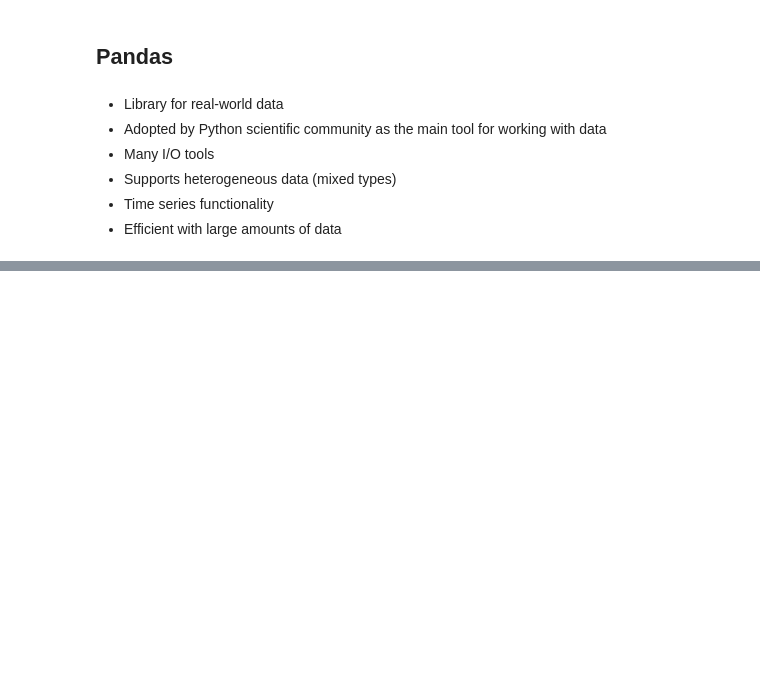
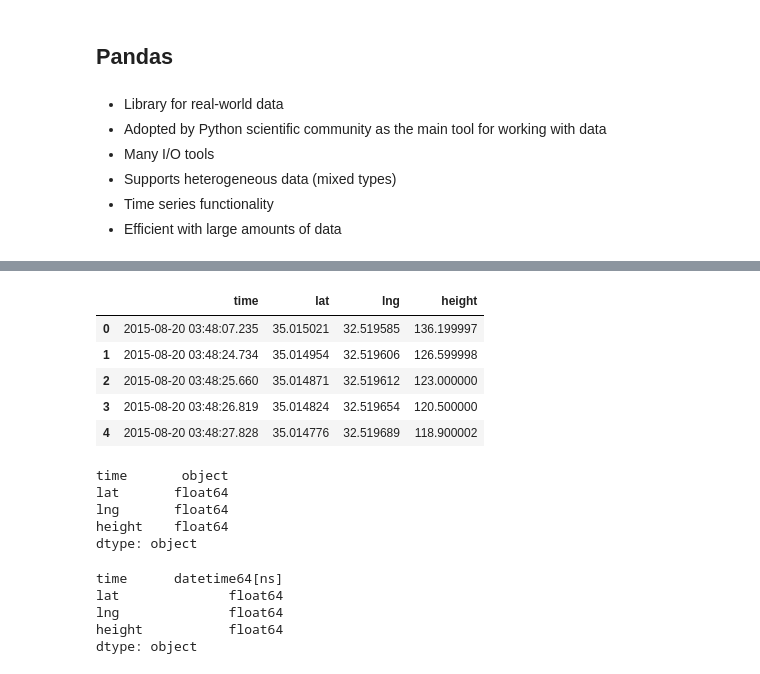
Before and after one commit to aliceroberts10/TeachingJupyter, a Jupyter notebook: Teaching Python.ipynb, the cells around one changed output, grey strips where cells are left out. Drawn from its saved outputs; the diff is of its cells as text; code cells hidden in the pictures; blank space fills up the shorter version.

```diff
--- a/Teaching Python.ipynb
+++ b/Teaching Python.ipynb
@@ -549,0 +595,2 @@ array([ 0., nan,  1.])
+# %%
+df = pd.read_csv(fname)
@@ -549,0 +625,17 @@ array([ 0., nan,  1.])
+# %%
+df.head()
+# %% [output]
+|  | time | lat | lng | height |
+| 0 | 2015-08-20 03:48:07.235 | 35.015021 | 32.519585 | 136.199997 |
+| 1 | 2015-08-20 03:48:24.734 | 35.014954 | 32.519606 | 126.599998 |
+| 2 | 2015-08-20 03:48:25.660 | 35.014871 | 32.519612 | 123.000000 |
+| 3 | 2015-08-20 03:48:26.819 | 35.014824 | 32.519654 | 120.500000 |
+| 4 | 2015-08-20 03:48:27.828 | 35.014776 | 32.519689 | 118.900002 |
+# %%
+df.dtypes
+# %% [output]
+time       object
+lat       float64
+lng       float64
+height    float64
+dtype: object
@@ -549,0 +644,8 @@ array([ 0., nan,  1.])
+# %%
+df.dtypes
+# %% [output]
+time      datetime64[ns]
+lat              float64
+lng              float64
+height           float64
+dtype: object
```
Also changed, not shown: parts of 60 cells of this notebook, 1 other file.
